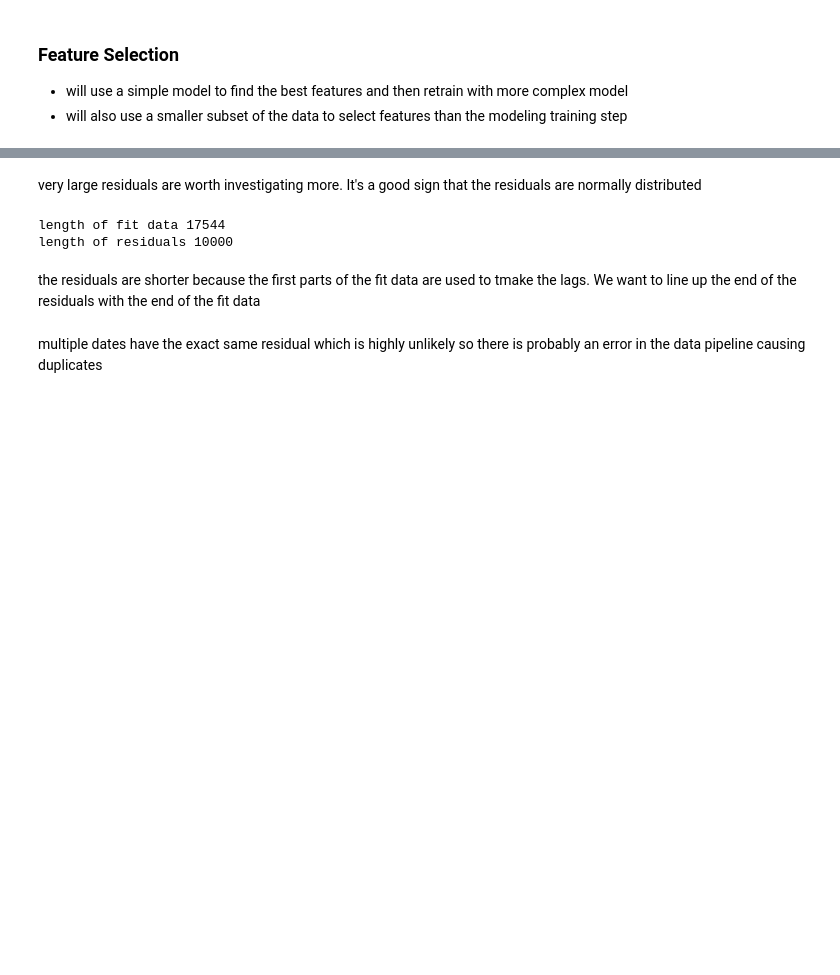
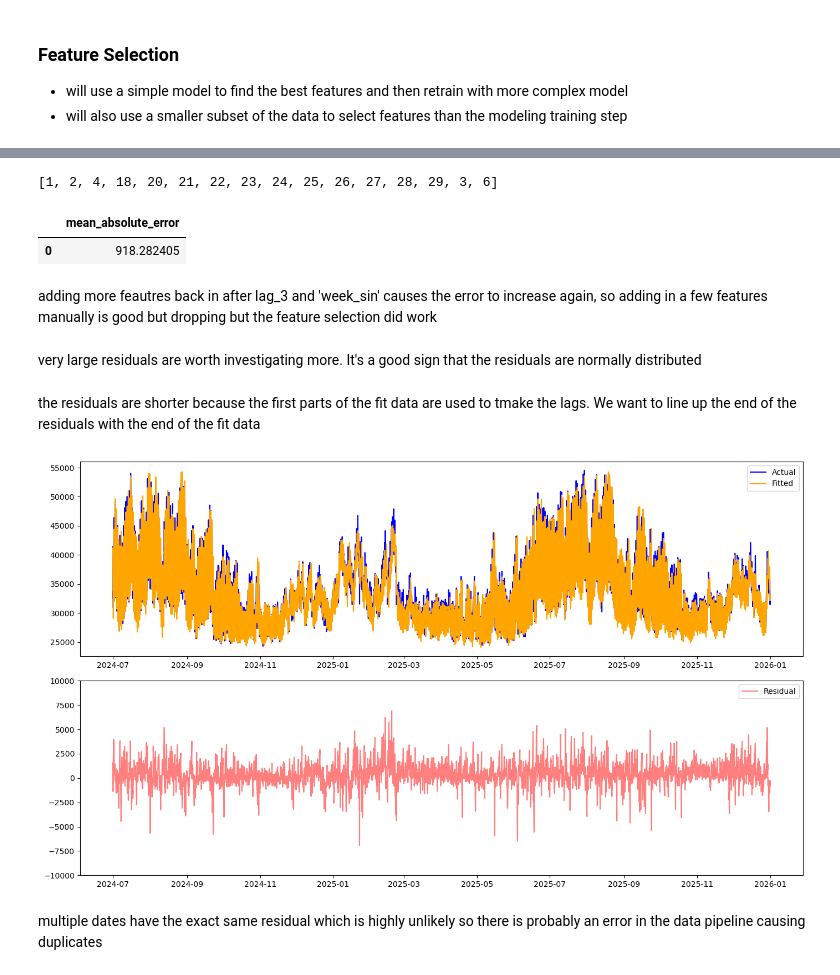
Before and after one commit to maxwellgriffith345/LoadForecast, a Jupyter notebook: notebooks/Train.ipynb, the cells around one changed output, grey strips where cells are left out. Saved outputs shown, nothing was run; the diff lists cells and outputs as text; code cells hidden in the pictures; blank space fills up the shorter version.

```diff
--- a/notebooks/Train.ipynb
+++ b/notebooks/Train.ipynb
@@ -606,9 +643,16 @@ arweek_forecaster.get_feature_importances(sort_importance=True).head(15)
 - the model doesn't have trouble capturing the longer trends but is missing info on some larger swings in the demand causing the outliers
 - not sure what other variable or pattern needs to be captured
 # %%
-lags_df = ar_week_forecaster.get_feature_importances(sort_importance=True).head(40)
-lags_df["lags"] = lags_df["feature"].str.strip("lag_").astype(int)
+lags_df = arweek_forecaster.get_feature_importances(sort_importance=True)
+
+# Filter to only lag features before extracting lag numbers
+lags_df = lags_df[lags_df["feature"].str.startswith("lag_")]
+
+lags_df["lags"] = lags_df["feature"].str.replace("lag_", "", regex=False).astype(int)
 top_lags = lags_df.lags.to_list()[:15]
-top_lags.append(24)
-top_lags
+
+if 24 not in top_lags:
+    top_lags.append(24)
+
+print(top_lags)
 # %% [output]
@@ -694,11 +756,37 @@ plt.show()
+# %%
+top_lags = lags_select + [3,6]
+top_lags
+# %% [output]
+[1, 2, 4, 18, 20, 21, 22, 23, 24, 25, 26, 27, 28, 29, 3, 6]
+# %%
+#retrain the model and cross validate
+# Create a forecaster with the selected features
+top_lags = lags_select + [3]
+top_exog = exog_select + ['week_sin']
+forecaster = ForecasterRecursive(
+                estimator       = LGBMRegressor(random_state=15926, verbose=-1),
+                lags            = top_lags
+             )
+# Backtesting model with exogenous variables on test data
+metric, predictions = backtesting_forecaster(
+                            forecaster = forecaster,
+                            y          = data['Demand'],
+                            exog       = data[top_exog],
+                            cv         = cv,
+                            metric     = 'mean_absolute_error'
+                      )
+metric
+# %% [output]
+|  | mean_absolute_error |
+| 0 | 918.282405 |
+# %% [markdown]
+adding more feautres back in after lag_3 and 'week_sin' causes the error to increase again, so adding in a few features manually is good but dropping but the feature selection did work
 # %% [markdown]
 very large residuals are worth investigating more. It's a good sign that the residuals are normally distributed
-# %%
-print(f"length of fit data {len(data.loc[:VAL_END])}")
-print(f"length of residuals {len(forecaster.in_sample_residuals_)}")
-# %% [output]
-length of fit data 17544
-length of residuals 10000
 # %% [markdown]
 the residuals are shorter because the first parts of the fit data are used to tmake the lags. We want to line up the end of the residuals with the end of the fit data
+# %%
+plot_pred_real_res(predictions)
+# %% [output]
+[figure, added]
 # %%
```
Also changed, not shown: parts of 38 cells of this notebook, 1 other file.
